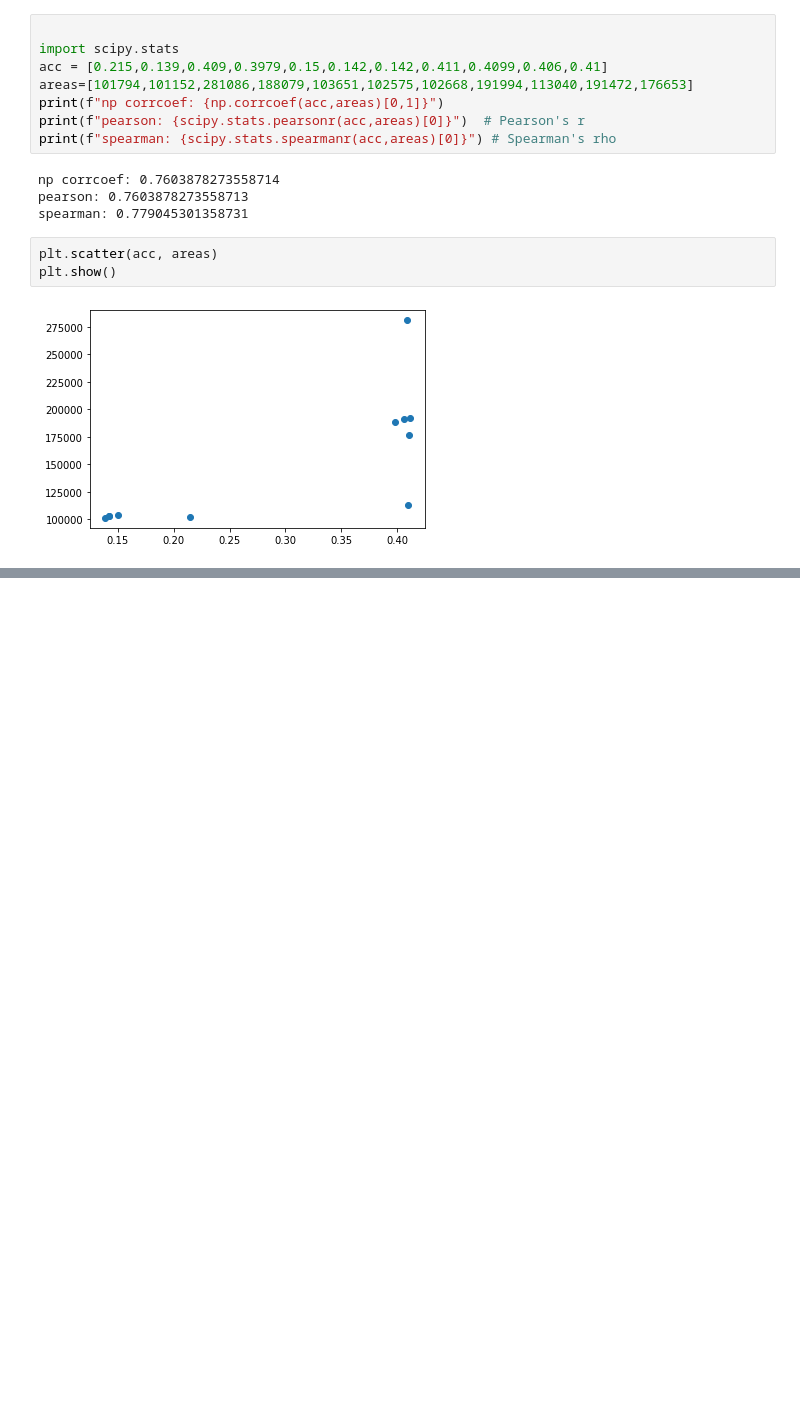
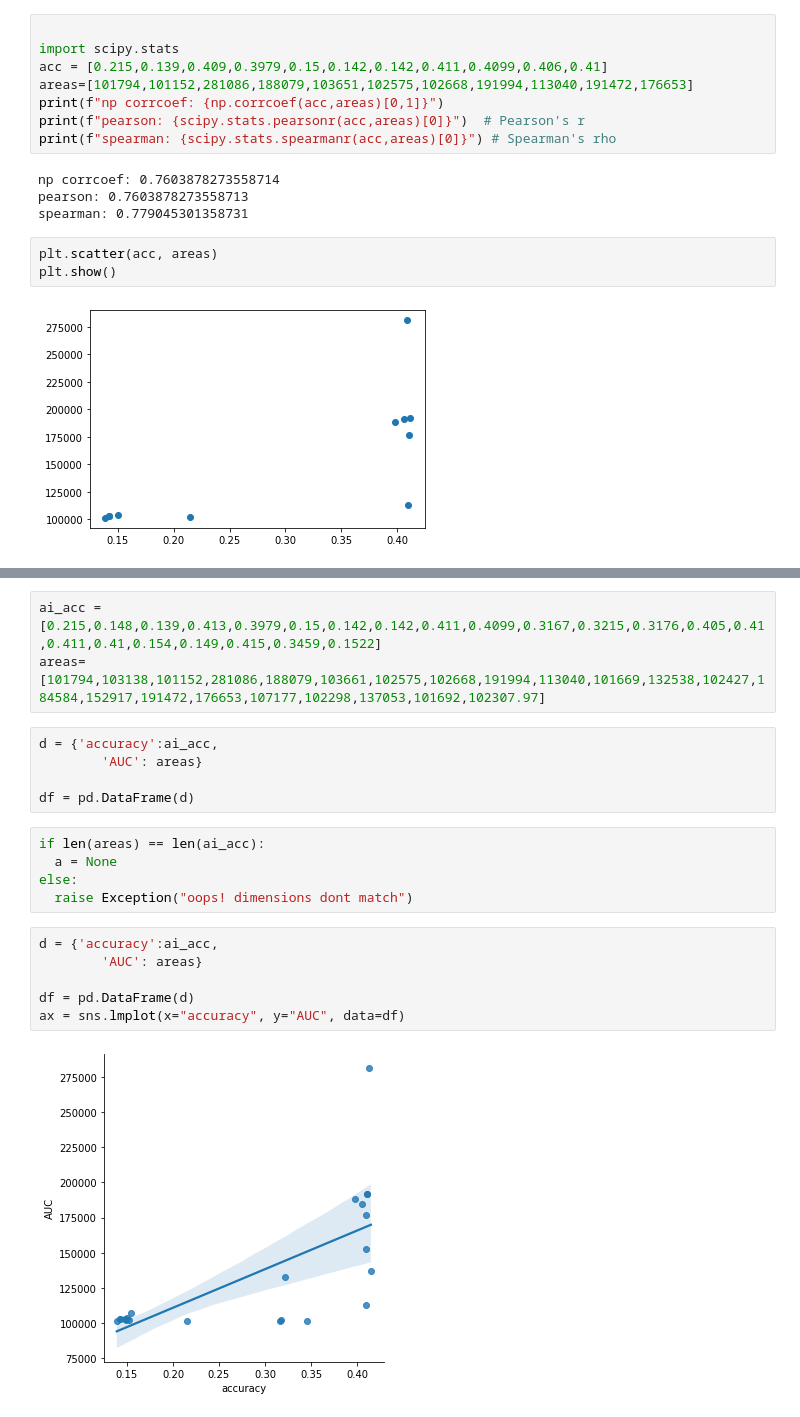
Before and after one commit to fezilemahlangu/My-Research-Project-2022, a Jupyter notebook: AreaUnderCurve.ipynb, the cells around one changed output, grey strips where cells are left out. Saved outputs shown, nothing was run; the diff lists cells and outputs as text; blank space fills up the shorter version.

```diff
--- a/AreaUnderCurve.ipynb
+++ b/AreaUnderCurve.ipynb
@@ -373,0 +455,21 @@ plt.show()
+# %%
+ai_acc =[0.215,0.148,0.139,0.413,0.3979,0.15,0.142,0.142,0.411,0.4099,0.3167,0.3215,0.3176,0.405,0.41,0.411,0.41,0.154,0.149,0.415,0.3459,0.1522]
+areas=[101794,103138,101152,281086,188079,103661,102575,102668,191994,113040,101669,132538,102427,184584,152917,191472,176653,107177,102298,137053,101692,102307.97]
+# %%
+d = {'accuracy':ai_acc,
+        'AUC': areas}
+
+df = pd.DataFrame(d)
+# %%
+if len(areas) == len(ai_acc):
+  a = None
+else:
+  raise Exception("oops! dimensions dont match")
+# %%
+d = {'accuracy':ai_acc,
+        'AUC': areas}
+
+df = pd.DataFrame(d)
+ax = sns.lmplot(x="accuracy", y="AUC", data=df)
+# %% [output]
+[figure, added]
```
Also changed, not shown: parts of 50 cells of this notebook.
